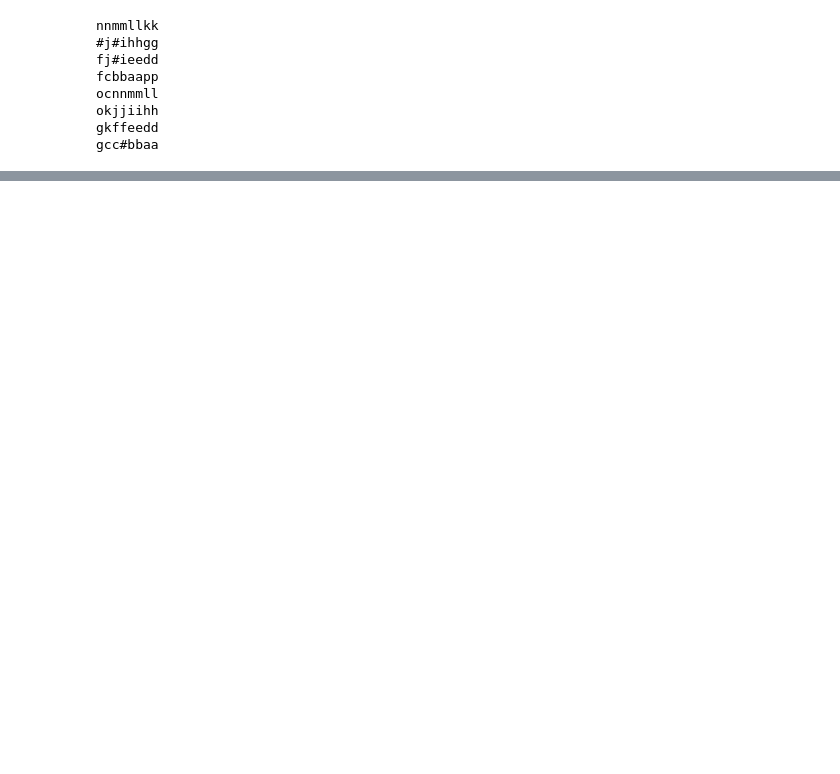
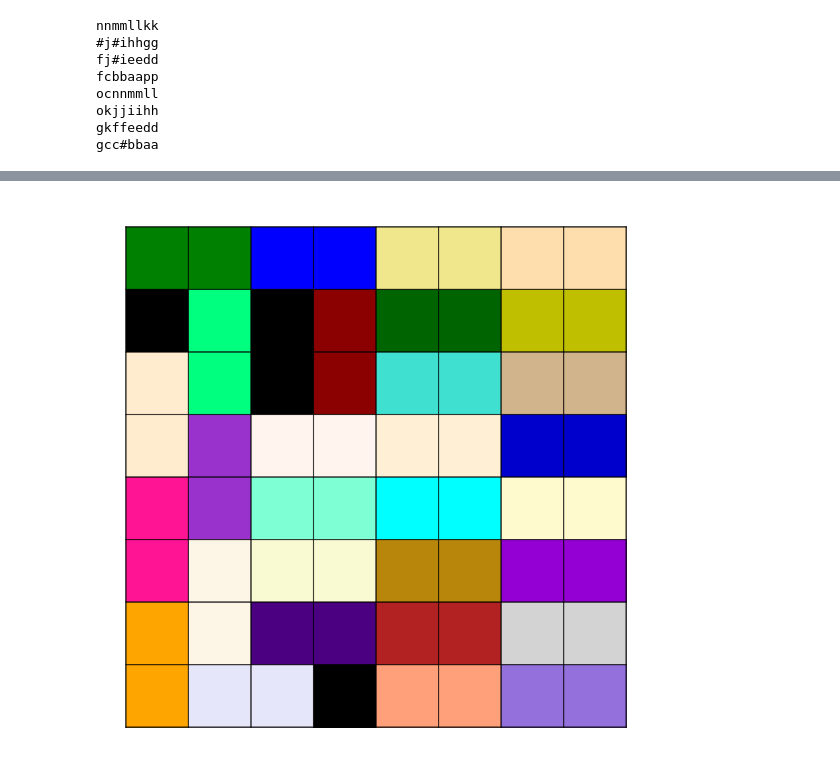
Before and after one commit to Malkovsky/interactive-visualization, a Jupyter notebook: domino_tiling.ipynb, the cells around one changed output, grey strips where cells are left out. Cells and saved outputs as stored; diff of their text form; code cells hidden in the pictures; blank space fills up the shorter version.

```diff
--- a/domino_tiling.ipynb
+++ b/domino_tiling.ipynb
@@ -175,0 +309,4 @@ gcc#bbaa
+# %%
+result = draw_filling(cover_maximum_possible(tiling_random))
+# %% [output]
+[figure, added]
```
Also changed, not shown: parts of 12 cells of this notebook.
